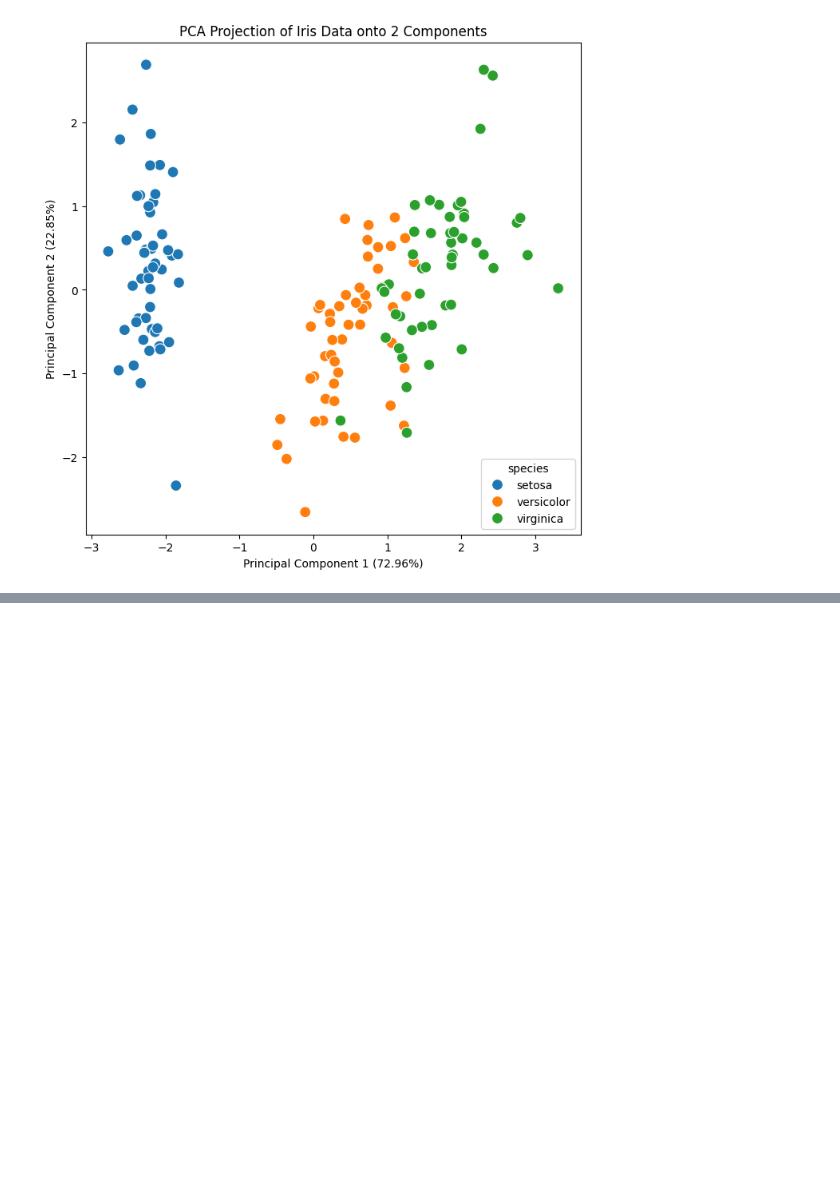
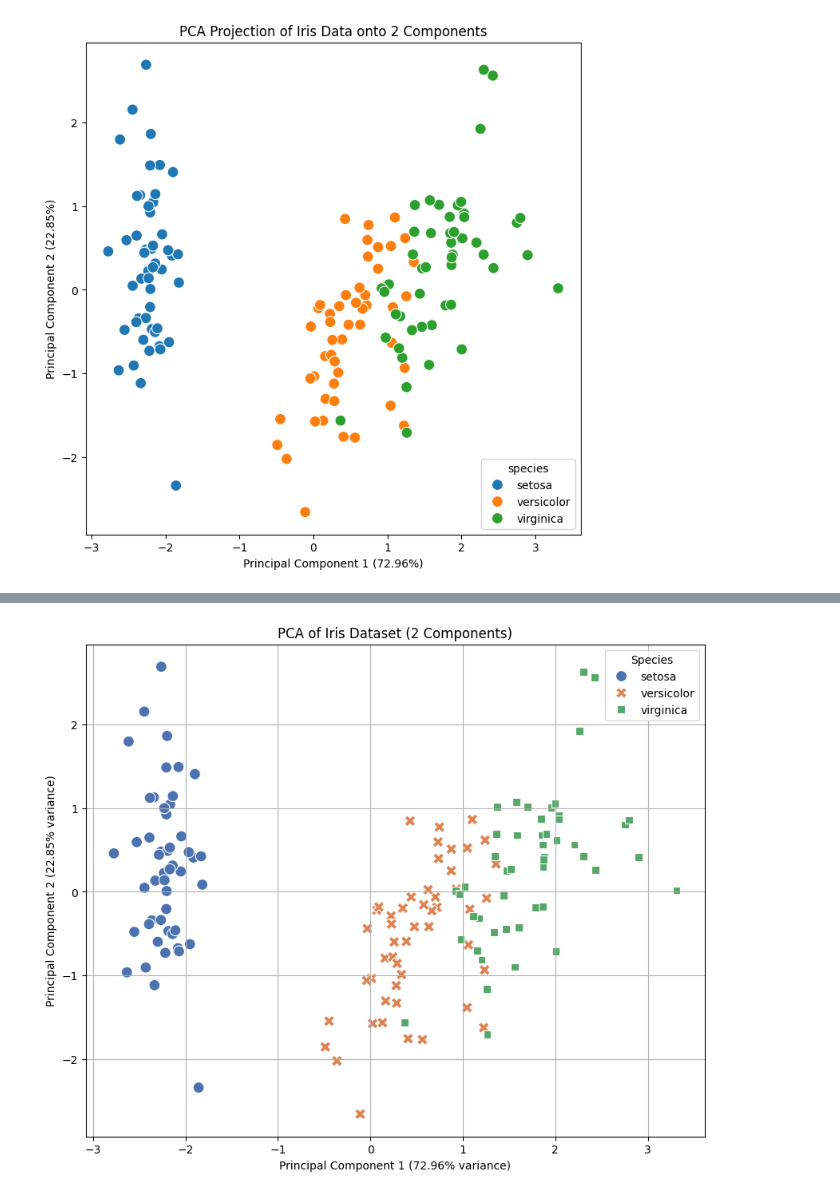
Before and after one commit to Adarsh-5harma/Data_Science, a Jupyter notebook: datascience4.ipynb, the cells around one changed output, grey strips where cells are left out. Drawn from its saved outputs; the diff is of its cells as text; code cells hidden in the pictures; blank space fills up the shorter version.

```diff
--- a/datascience4.ipynb
+++ b/datascience4.ipynb
@@ -97,0 +193,82 @@ plt.show()
+# %%
+import pandas as pd
+import matplotlib.pyplot as plt
+import seaborn as sns
+from sklearn.preprocessing import StandardScaler
+from sklearn.decomposition import PCA
+
+# Attempt to load Iris dataset from seaborn
+try:
+    df = sns.load_dataset('iris')
+    print("Successfully loaded Iris dataset from seaborn.")
+except Exception as e:
+    print(f"Could not load from seaborn ({e}), falling back to sklearn.")
+    # Fallback: Use sklearn's built-in Iris dataset (no internet needed)
+    from sklearn.datasets import load_iris
+    iris = load_iris()
+    df = pd.DataFrame(iris.data, columns=iris.feature_names)
+    df['species'] = pd.Categorical.from_codes(iris.target, iris.target_names)
+    # Rename columns to match common simple names
+    df.columns = ['sepal_length', 'sepal_width', 'petal_length', 'petal_width', 'species']
+
+# Features and target
+features = ['sepal_length', 'sepal_width', 'petal_length', 'petal_width']
+X = df[features]
+y = df['species']  # Correct target variable
+
+# Standardize the features
+scaler = StandardScaler()
+X_scaled = scaler.fit_transform(X)
+
+# Apply PCA (reduce to 2 components for visualization)
+pca = PCA(n_components=2)
+principal_components = pca.fit_transform(X_scaled)
+
+# Create DataFrame for PCA results
+pca_df = pd.DataFrame(
+    data=principal_components,
+    columns=['Principal Component 1', 'Principal Component 2']
+)
+
+# Add species safely (avoids potential index issues)
+pca_df['species'] = df['species'].values
+
+# Display explained variance
+print("\nPCA Explained Variance Ratio:")
+print(f"PC1: {pca.explained_variance_ratio_[0] * 100:.2f}%")
+print(f"PC2: {pca.explained_variance_ratio_[1] * 100:.2f}%")
+print(f"Cumulative: {pca.explained_variance_ratio_.sum() * 100:.2f}%")
+
+# Plot the 2D PCA projection
+plt.figure(figsize=(10, 8))
+sns.scatterplot(
+    data=pca_df,
+    x='Principal Component 1',
+    y='Principal Component 2',
+    hue='species',
+    style='species',
+    s=100,
+    palette='deep'
+)
+plt.title('PCA of Iris Dataset (2 Components)')
+plt.xlabel(f"Principal Component 1 ({pca.explained_variance_ratio_[0] * 100:.2f}% variance)")
+plt.ylabel(f"Principal Component 2 ({pca.explained_variance_ratio_[1] * 100:.2f}% variance)")
+plt.grid(True)
+plt.legend(title='Species')
+
+# Use plt.show() for interactive environments (e.g., Jupyter, local script)
+plt.show()
+
+# Alternative: Save to file if running in non-interactive env
+# plt.savefig('iris_pca_plot.png')
+# print("Plot saved as 'iris_pca_plot.png'")
+
+# Display principal component loadings (how original features contribute)
+print("\nPrincipal Component Loadings:")
+loadings = pd.DataFrame(
+    pca.components_.T,
+    columns=['PC1', 'PC2'],
+    index=features
+)
+print(loadings.round(4))
+# %% [output]
@@ -97,0 +281 @@ plt.show()
+[figure, added]
```
Also changed, not shown: parts of 2 cells of this notebook.
